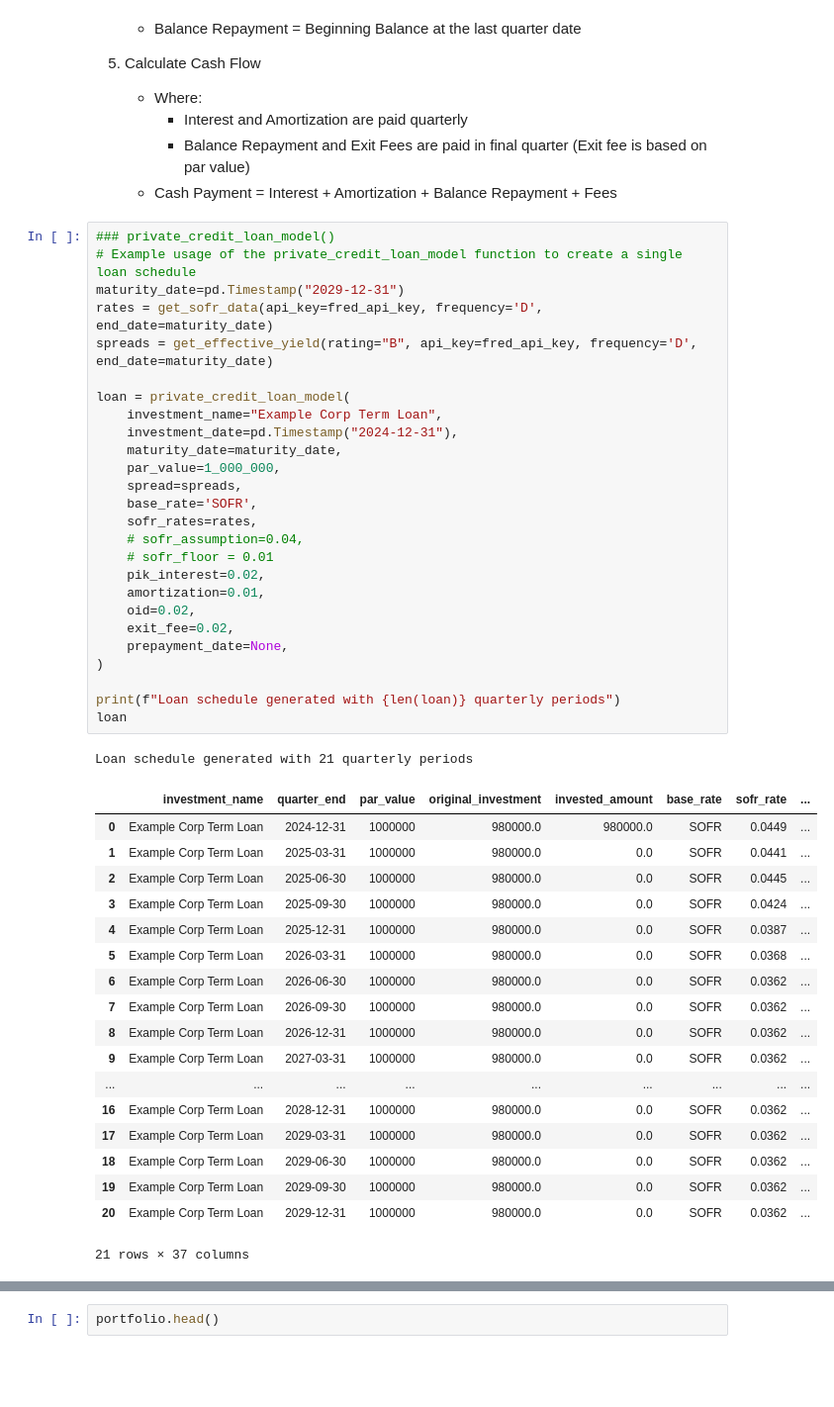
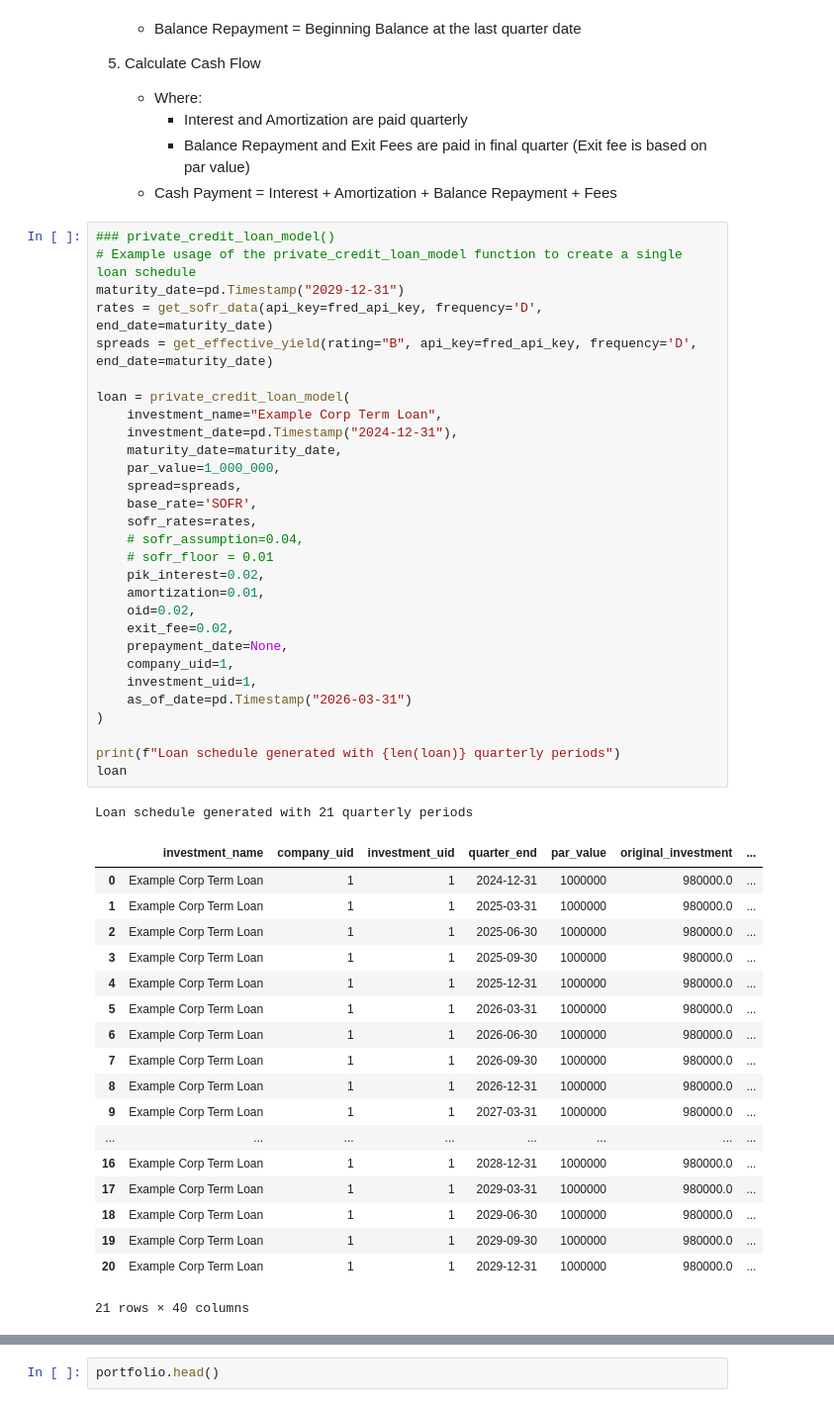
Before and after one commit to mmcleary6/credit_model, a Jupyter notebook: asset_modeling.ipynb, the cells around one changed output, grey strips where cells are left out. Shown at 99% size. Saved outputs shown, nothing was run; the diff lists cells and outputs as text; blank space fills up the shorter version.

```diff
--- a/asset_modeling.ipynb
+++ b/asset_modeling.ipynb
@@ -71,49 +71,52 @@ Aggregates multiple loans into a portfolio summary by combining individual loan
 # %%
 ### private_credit_loan_model()
 # Example usage of the private_credit_loan_model function to create a single loan schedule
 maturity_date=pd.Timestamp("2029-12-31")
 rates = get_sofr_data(api_key=fred_api_key, frequency='D', end_date=maturity_date)
 spreads = get_effective_yield(rating="B", api_key=fred_api_key, frequency='D', end_date=maturity_date)
 
 loan = private_credit_loan_model(
     investment_name="Example Corp Term Loan",
     investment_date=pd.Timestamp("2024-12-31"),
     maturity_date=maturity_date,
     par_value=1_000_000,
     spread=spreads,
     base_rate='SOFR',
     sofr_rates=rates,
     # sofr_assumption=0.04,
     # sofr_floor = 0.01
     pik_interest=0.02,
     amortization=0.01,
     oid=0.02,
     exit_fee=0.02,
     prepayment_date=None,
+    company_uid=1,
+    investment_uid=1,
+    as_of_date=pd.Timestamp("2026-03-31")
 )
 
 print(f"Loan schedule generated with {len(loan)} quarterly periods")
 loan
 # %% [output]
 Loan schedule generated with 21 quarterly periods
-|  | investment_name | quarter_end | par_value | original_investment | invested_amount | base_rate | sofr_rate | ... |
-| 0 | Example Corp Term Loan | 2024-12-31 | 1000000 | 980000.0 | 980000.0 | SOFR | 0.0449 | ... |
-| 1 | Example Corp Term Loan | 2025-03-31 | 1000000 | 980000.0 | 0.0 | SOFR | 0.0441 | ... |
-| 2 | Example Corp Term Loan | 2025-06-30 | 1000000 | 980000.0 | 0.0 | SOFR | 0.0445 | ... |
-| 3 | Example Corp Term Loan | 2025-09-30 | 1000000 | 980000.0 | 0.0 | SOFR | 0.0424 | ... |
-| 4 | Example Corp Term Loan | 2025-12-31 | 1000000 | 980000.0 | 0.0 | SOFR | 0.0387 | ... |
-| 5 | Example Corp Term Loan | 2026-03-31 | 1000000 | 980000.0 | 0.0 | SOFR | 0.0368 | ... |
-| 6 | Example Corp Term Loan | 2026-06-30 | 1000000 | 980000.0 | 0.0 | SOFR | 0.0362 | ... |
-| 7 | Example Corp Term Loan | 2026-09-30 | 1000000 | 980000.0 | 0.0 | SOFR | 0.0362 | ... |
-| 8 | Example Corp Term Loan | 2026-12-31 | 1000000 | 980000.0 | 0.0 | SOFR | 0.0362 | ... |
-| 9 | Example Corp Term Loan | 2027-03-31 | 1000000 | 980000.0 | 0.0 | SOFR | 0.0362 | ... |
-| ... | ... | ... | ... | ... | ... | ... | ... | ... |
-| 16 | Example Corp Term Loan | 2028-12-31 | 1000000 | 980000.0 | 0.0 | SOFR | 0.0362 | ... |
-| 17 | Example Corp Term Loan | 2029-03-31 | 1000000 | 980000.0 | 0.0 | SOFR | 0.0362 | ... |
-| 18 | Example Corp Term Loan | 2029-06-30 | 1000000 | 980000.0 | 0.0 | SOFR | 0.0362 | ... |
-| 19 | Example Corp Term Loan | 2029-09-30 | 1000000 | 980000.0 | 0.0 | SOFR | 0.0362 | ... |
-| 20 | Example Corp Term Loan | 2029-12-31 | 1000000 | 980000.0 | 0.0 | SOFR | 0.0362 | ... |
+|  | investment_name | company_uid | investment_uid | quarter_end | par_value | original_investment | ... |
+| 0 | Example Corp Term Loan | 1 | 1 | 2024-12-31 | 1000000 | 980000.0 | ... |
+| 1 | Example Corp Term Loan | 1 | 1 | 2025-03-31 | 1000000 | 980000.0 | ... |
+| 2 | Example Corp Term Loan | 1 | 1 | 2025-06-30 | 1000000 | 980000.0 | ... |
+| 3 | Example Corp Term Loan | 1 | 1 | 2025-09-30 | 1000000 | 980000.0 | ... |
+| 4 | Example Corp Term Loan | 1 | 1 | 2025-12-31 | 1000000 | 980000.0 | ... |
+| 5 | Example Corp Term Loan | 1 | 1 | 2026-03-31 | 1000000 | 980000.0 | ... |
+| 6 | Example Corp Term Loan | 1 | 1 | 2026-06-30 | 1000000 | 980000.0 | ... |
+| 7 | Example Corp Term Loan | 1 | 1 | 2026-09-30 | 1000000 | 980000.0 | ... |
+| 8 | Example Corp Term Loan | 1 | 1 | 2026-12-31 | 1000000 | 980000.0 | ... |
+| 9 | Example Corp Term Loan | 1 | 1 | 2027-03-31 | 1000000 | 980000.0 | ... |
+| ... | ... | ... | ... | ... | ... | ... | ... |
+| 16 | Example Corp Term Loan | 1 | 1 | 2028-12-31 | 1000000 | 980000.0 | ... |
+| 17 | Example Corp Term Loan | 1 | 1 | 2029-03-31 | 1000000 | 980000.0 | ... |
+| 18 | Example Corp Term Loan | 1 | 1 | 2029-06-30 | 1000000 | 980000.0 | ... |
+| 19 | Example Corp Term Loan | 1 | 1 | 2029-09-30 | 1000000 | 980000.0 | ... |
+| 20 | Example Corp Term Loan | 1 | 1 | 2029-12-31 | 1000000 | 980000.0 | ... |
-21 rows × 37 columns
+21 rows × 40 columns
 # %%
 schedule_of_investments = pd.DataFrame(
     {
```
Also changed, not shown: parts of 3 cells of this notebook, 4 other files.
